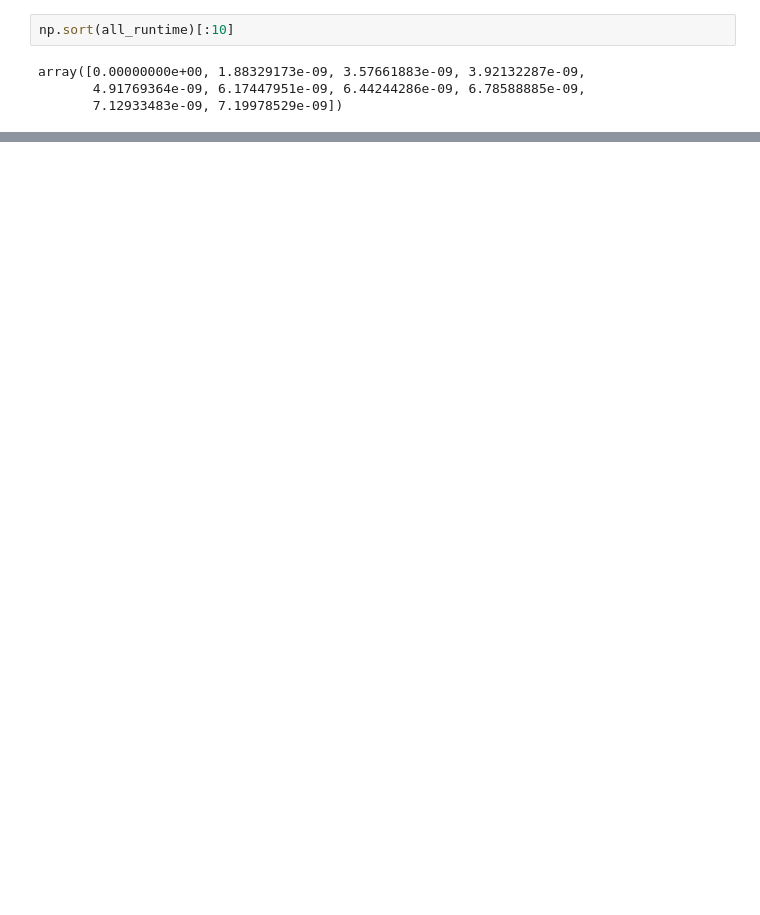
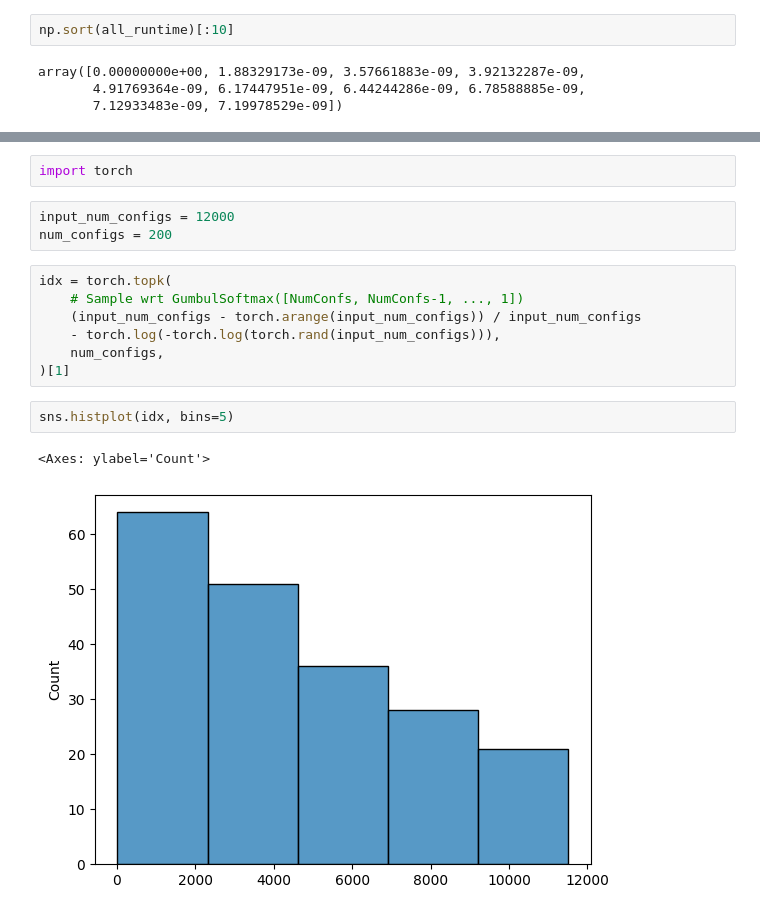
Before and after one commit to edenni/gfos, a Jupyter notebook: notebooks/eda/runtime_dist.ipynb, the cells around one changed output, grey strips where cells are left out. Saved outputs shown, nothing was run; the diff lists cells and outputs as text; blank space fills up the shorter version.

```diff
--- a/notebooks/eda/runtime_dist.ipynb
+++ b/notebooks/eda/runtime_dist.ipynb
@@ -42,0 +64,17 @@ array([0.00000000e+00, 1.88329173e-09, 3.57661883e-09, 3.92132287e-09,
+# %%
+import torch
+# %%
+input_num_configs = 12000
+num_configs = 200
+# %%
+idx = torch.topk(
+    # Sample wrt GumbulSoftmax([NumConfs, NumConfs-1, ..., 1])
+    (input_num_configs - torch.arange(input_num_configs)) / input_num_configs
+    - torch.log(-torch.log(torch.rand(input_num_configs))),
+    num_configs,
+)[1]
+# %%
+sns.histplot(idx, bins=5)
+# %% [output]
+<Axes: ylabel='Count'>
+[figure, added]
```
Also changed, not shown: parts of 4 cells of this notebook, 8 other files.
